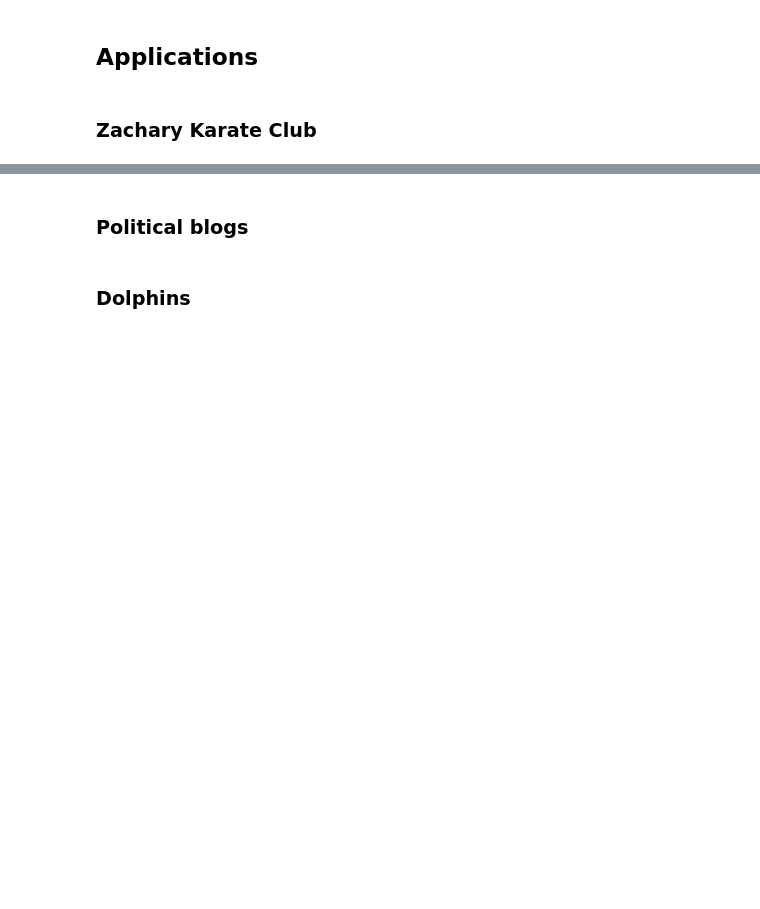
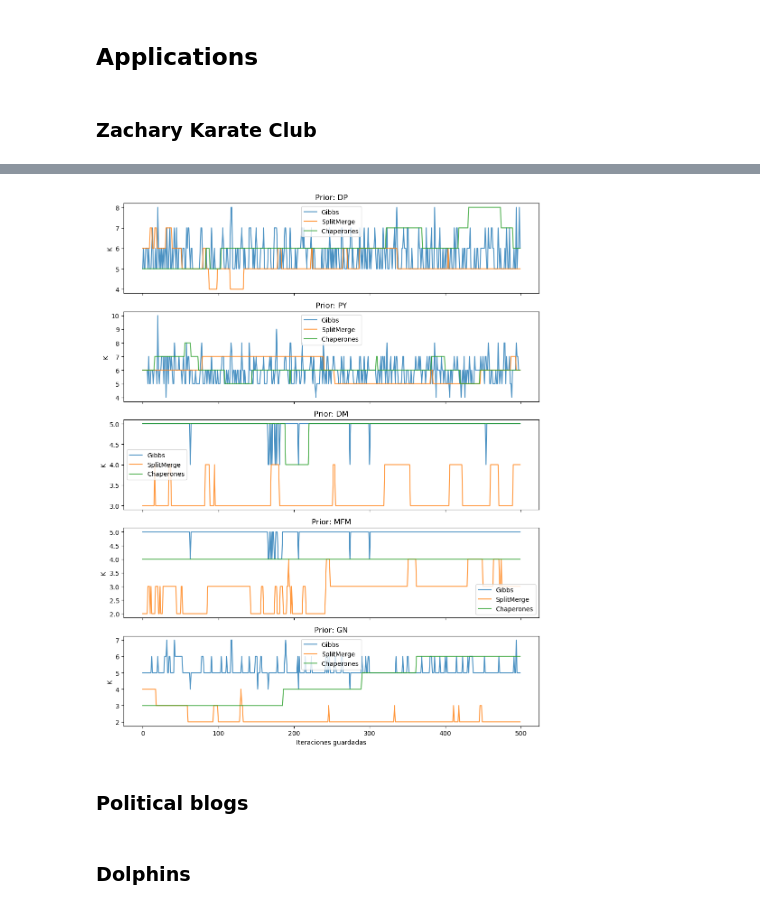
Before and after one commit to cnosa/blockregressiondynamicsnetwork, a Jupyter notebook: SSBM.ipynb, the cells around one changed output, grey strips where cells are left out. Cells and saved outputs as stored; diff of their text form; code cells hidden in the pictures; blank space fills up the shorter version.

```diff
--- a/SSBM.ipynb
+++ b/SSBM.ipynb
@@ -1541,0 +1394,9 @@ comparison
+# %%
+posterior_records = []
+for (prior_name, sampler_name), info in inference_results.items():
+    for z in info["samples"]:
+        posterior_records.append({"prior": prior_name, "algorithm": sampler_name, "K": len(np.unique(z))})
+posterior_df = pd.DataFrame(posterior_records)
+posterior_summary = (posterior_df.groupby(["prior", "algorithm"]).agg(E_K=("K", "mean"), SD_K=("K", "std"), Median_K=("K", "median"),
+         Q05=("K", lambda x: x.quantile(0.05)), Q95=("K", lambda x: x.quantile(0.95))).round(3))
+posterior_summary
@@ -1541,0 +1421,17 @@ comparison
+# %%
+recovery_records = []
+for (prior_name, sampler_name), info in inference_results.items():
+    ari_values = []
+    nmi_values = []
+    for z in info["samples"]:
+        ari_values.append(adjusted_rand_score(z_true, z))
+        nmi_values.append(normalized_mutual_info_score(z_true, z))
+    recovery_records.append({
+        "prior": prior_name,
+        "algorithm": sampler_name,
+        "ARI_mean": np.mean(ari_values),
+        "ARI_sd": np.std(ari_values),
+        "NMI_mean": np.mean(nmi_values),
+        "NMI_sd": np.std(nmi_values)})
+recovery_df = pd.DataFrame(recovery_records).round(4)
+recovery_df.sort_values("ARI_mean", ascending=False)
@@ -1542,3 +1455,18 @@ comparison
+# %%
+fig, axes = plt.subplots(len(priors), 1, figsize=(10, 2.5 * len(priors)), sharex=True)
+for ax, prior_name in zip(axes, priors):
+    for sampler_name in sampler_classes:
+        samples = inference_results[(prior_name, sampler_name)]["samples"]
+        K_trace = [len(np.unique(z)) for z in samples]
+        ax.plot(K_trace, label=sampler_name, alpha=0.8)
+    ax.set_title(f"Prior: {prior_name}")
+    ax.set_ylabel("K")
+    ax.legend()
+axes[-1].set_xlabel("Iteraciones guardadas")
+plt.tight_layout()
+plt.show()
+# %% [output]
+[figure, added]
 # %% [markdown]
 ### Political blogs
 # %% [markdown]
```
Also changed, not shown: parts of 37 cells of this notebook.
